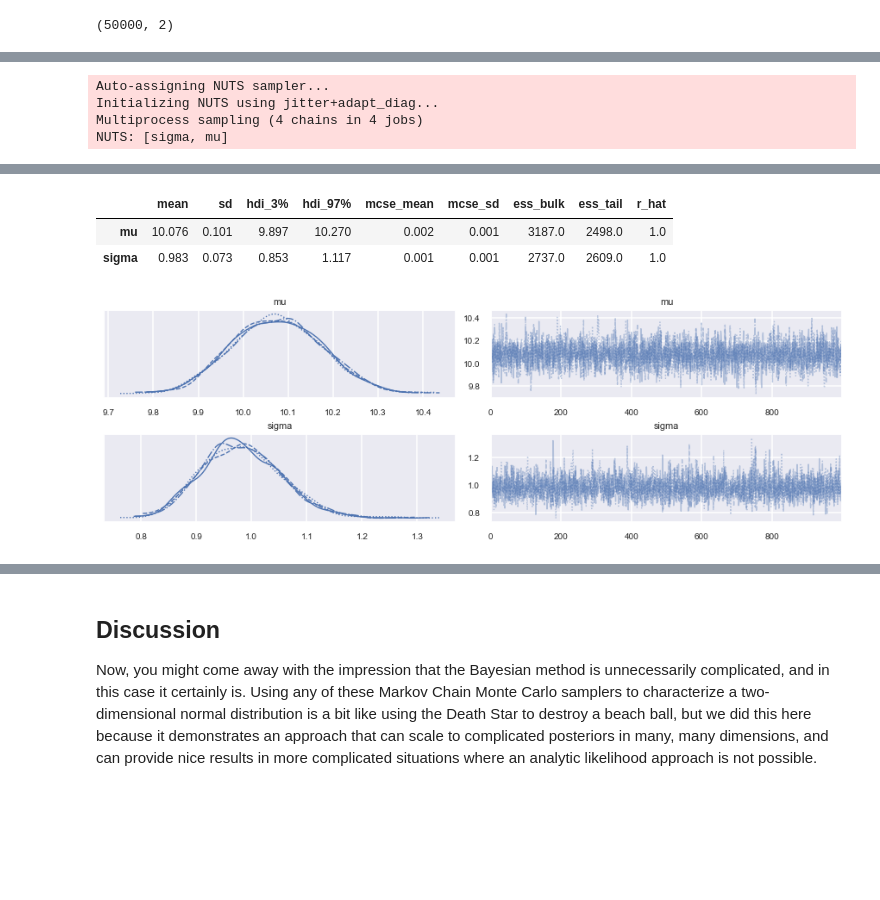
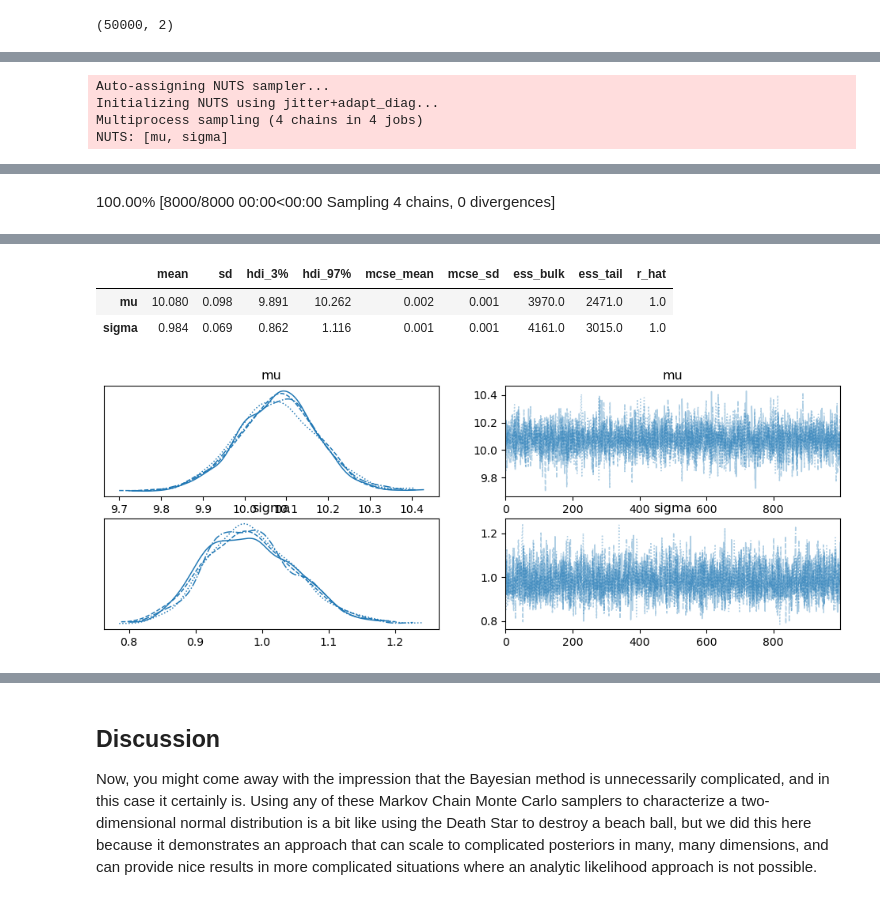
Before and after one commit to buqeye/LearningFromData, a Jupyter notebook: LectureNotes/_build/jupyter_execute/notebooks/Parameter_estimation/parameter_estimation_Gaussian_noise_compare_samplers.ipynb, the cells around one changed output, grey strips where cells are left out. Saved outputs shown, nothing was run; the diff lists cells and outputs as text; code cells hidden in the pictures; blank space fills up the shorter version.

```diff
--- a/LectureNotes/_build/jupyter_execute/notebooks/Parameter_estimation/parameter_estimation_Gaussian_noise_compare_samplers.ipynb
+++ b/LectureNotes/_build/jupyter_execute/notebooks/Parameter_estimation/parameter_estimation_Gaussian_noise_compare_samplers.ipynb
@@ -19,7 +19,9 @@ import numpy as np
 import matplotlib.pyplot as plt
 %matplotlib inline
 
+from scipy import stats
+
 # Not really needed, but nicer plots
-import seaborn as sns
-sns.set()
-sns.set_context("talk")
+# import seaborn as sns
+# sns.set()
+# sns.set_context("talk")
@@ -439,11 +440,11 @@ map_estimate
  'sigma': array(0.9670395)}
 # %%
 with Gaussian_model:
-    trace_NUTS = pm.sample(1000, tune=1000, return_inferencedata=False)
+    trace_NUTS = pm.sample(1000, tune=1000, return_inferencedata=True)
     az.plot_trace(trace_NUTS);
     display(az.summary(trace_NUTS))
 # %% [output]
 Auto-assigning NUTS sampler...
 Initializing NUTS using jitter+adapt_diag...
 Multiprocess sampling (4 chains in 4 jobs)
-NUTS: [sigma, mu]
+NUTS: [mu, sigma]
@@ -450,0 +451 @@ NUTS: [sigma, mu]
+100.00% [8000/8000 00:00<00:00 Sampling 4 chains, 0 divergences]
@@ -452,5 +453,5 @@ Sampling 4 chains for 1_000 tune and 1_000 draw iterations (4_000 + 4_000 draws
 |  | mean | sd | hdi_3% | hdi_97% | mcse_mean | mcse_sd | ess_bulk | ess_tail | r_hat |
-| mu | 10.076 | 0.101 | 9.897 | 10.270 | 0.002 | 0.001 | 3187.0 | 2498.0 | 1.0 |
-| sigma | 0.983 | 0.073 | 0.853 | 1.117 | 0.001 | 0.001 | 2737.0 | 2609.0 | 1.0 |
+| mu | 10.080 | 0.098 | 9.891 | 10.262 | 0.002 | 0.001 | 3970.0 | 2471.0 | 1.0 |
+| sigma | 0.984 | 0.069 | 0.862 | 1.116 | 0.001 | 0.001 | 4161.0 | 3015.0 | 1.0 |
-[figure, old version]
+[figure, new version]
 # %%
```
Also changed, not shown: parts of 16 cells of this notebook, 26 other files.
